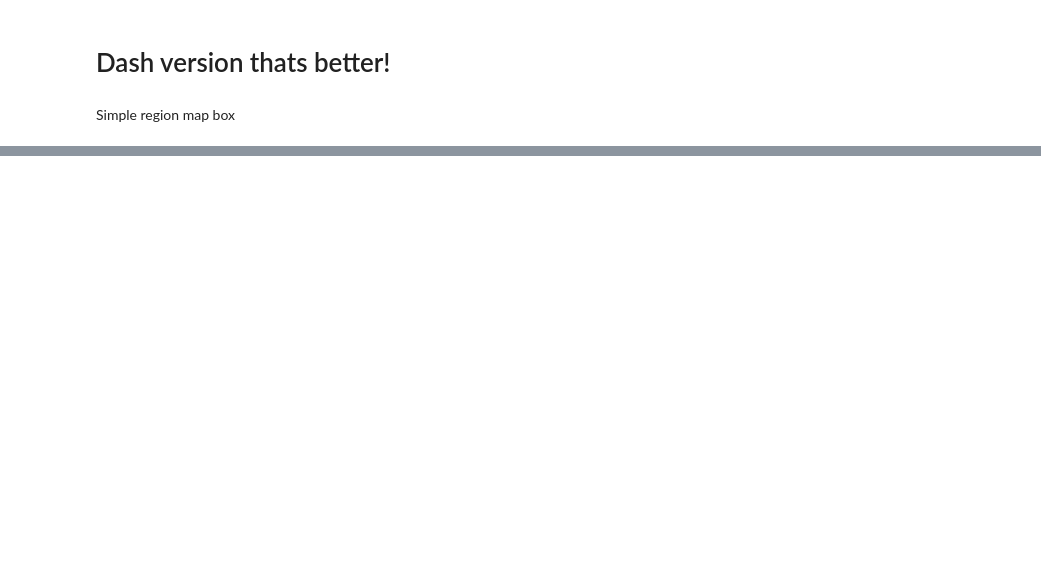
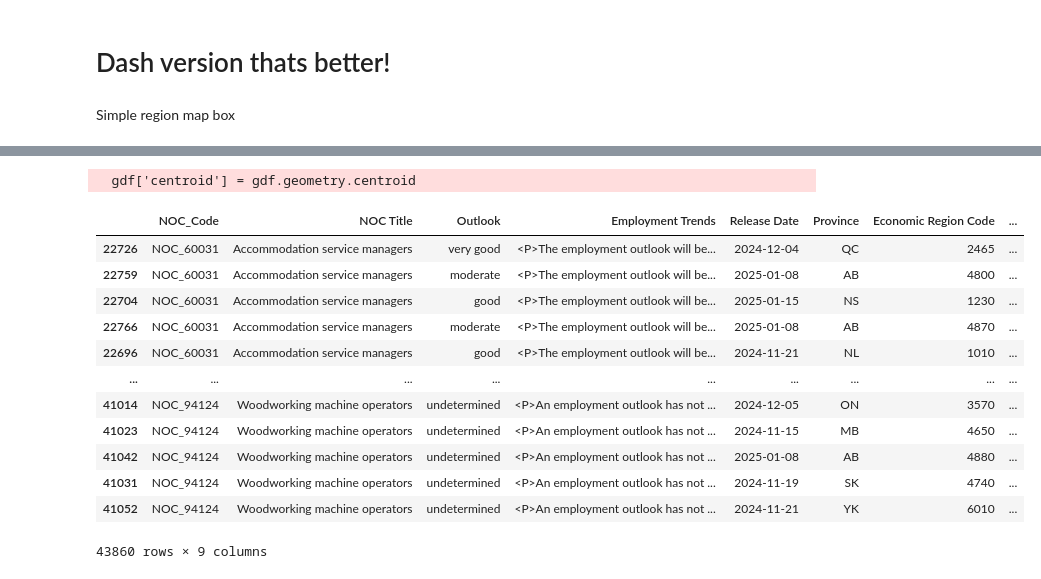
Before and after one commit to LucasSpielman/OutlookApp, a Jupyter notebook: Plotting.ipynb, the cells around one changed output, grey strips where cells are left out. Saved outputs shown, nothing was run; the diff lists cells and outputs as text; code cells hidden in the pictures; blank space fills up the shorter version.

```diff
--- a/Plotting.ipynb
+++ b/Plotting.ipynb
@@ -1516,0 +1650,56 @@ DataSourceError: path_to_shapefile.shp: No such file or directory
+# %%
+import dash
+import dash_bootstrap_components as dbc
+from dash import dcc, html, Input, Output
+import pandas as pd
+import geopandas as gpd
+import plotly.express as px
+
+# Load the shapefile
+gdf = gpd.read_file("./data/ler_000b16a_e.shp")
+gdf = gdf.to_crs(epsg=4326)  # Ensure the coordinate reference system is WGS84
+gdf['geometry'] = gdf['geometry'].simplify(tolerance=0.01, preserve_topology=True)
+gdf['centroid'] = gdf.geometry.centroid
+
+# Load the Excel file paths
+file_paths = {
+    'English': "./data/20242026_outlook_n21_en_250117.xlsx",
+    'French': "./data/20242026_outlook_n21_fr_250117.xlsx"
+}
+
+# Global storage for cached data
+cached_data = {}
+
+outlook_order = ['very good', 'good', 'moderate', 'limited', 'undetermined', 'bazinga']
+
+
+# Read the Excel file
+df = pd.read_excel(file_paths['English'])
+
+
+df['Economic Region Name'] = df['Economic Region Name'].str.split(',').str[0]# Convert the 'Outlook' column to a categorical type with the defined order
+df['Outlook'] = pd.Categorical(df['Outlook'], categories=outlook_order, ordered=True)
+
+# Sort the DataFrame by 'NOC Title', 'Economic Region Name', and 'Outlook'
+sorted_df = df.sort_values(by=['NOC Title', 'Economic Region Name', 'Outlook'])
+
+# Merge the geographic data with the job outlook data
+merged_df = gdf[['ERNAME', 'centroid']].merge(sorted_df, left_on='ERNAME', right_on='Economic Region Name')
+# %% [output]
+  gdf['centroid'] = gdf.geometry.centroid
+# %%
+sorted_df
+# %% [output]
+|  | NOC_Code | NOC Title | Outlook | Employment Trends | Release Date | Province | Economic Region Code | ... |
+| 22726 | NOC_60031 | Accommodation service managers | very good | <P>The employment outlook will be... | 2024-12-04 | QC | 2465 | ... |
+| 22759 | NOC_60031 | Accommodation service managers | moderate | <P>The employment outlook will be... | 2025-01-08 | AB | 4800 | ... |
+| 22704 | NOC_60031 | Accommodation service managers | good | <P>The employment outlook will be... | 2025-01-15 | NS | 1230 | ... |
+| 22766 | NOC_60031 | Accommodation service managers | moderate | <P>The employment outlook will be... | 2025-01-08 | AB | 4870 | ... |
+| 22696 | NOC_60031 | Accommodation service managers | good | <P>The employment outlook will be... | 2024-11-21 | NL | 1010 | ... |
+| ... | ... | ... | ... | ... | ... | ... | ... | ... |
+| 41014 | NOC_94124 | Woodworking machine operators | undetermined | <P>An employment outlook has not ... | 2024-12-05 | ON | 3570 | ... |
+| 41023 | NOC_94124 | Woodworking machine operators | undetermined | <P>An employment outlook has not ... | 2024-11-15 | MB | 4650 | ... |
+| 41042 | NOC_94124 | Woodworking machine operators | undetermined | <P>An employment outlook has not ... | 2025-01-08 | AB | 4880 | ... |
+| 41031 | NOC_94124 | Woodworking machine operators | undetermined | <P>An employment outlook has not ... | 2024-11-19 | SK | 4740 | ... |
+| 41052 | NOC_94124 | Woodworking machine operators | undetermined | <P>An employment outlook has not ... | 2024-11-21 | YK | 6010 | ... |
+43860 rows × 9 columns
```
Also changed, not shown: parts of 7 cells of this notebook.
